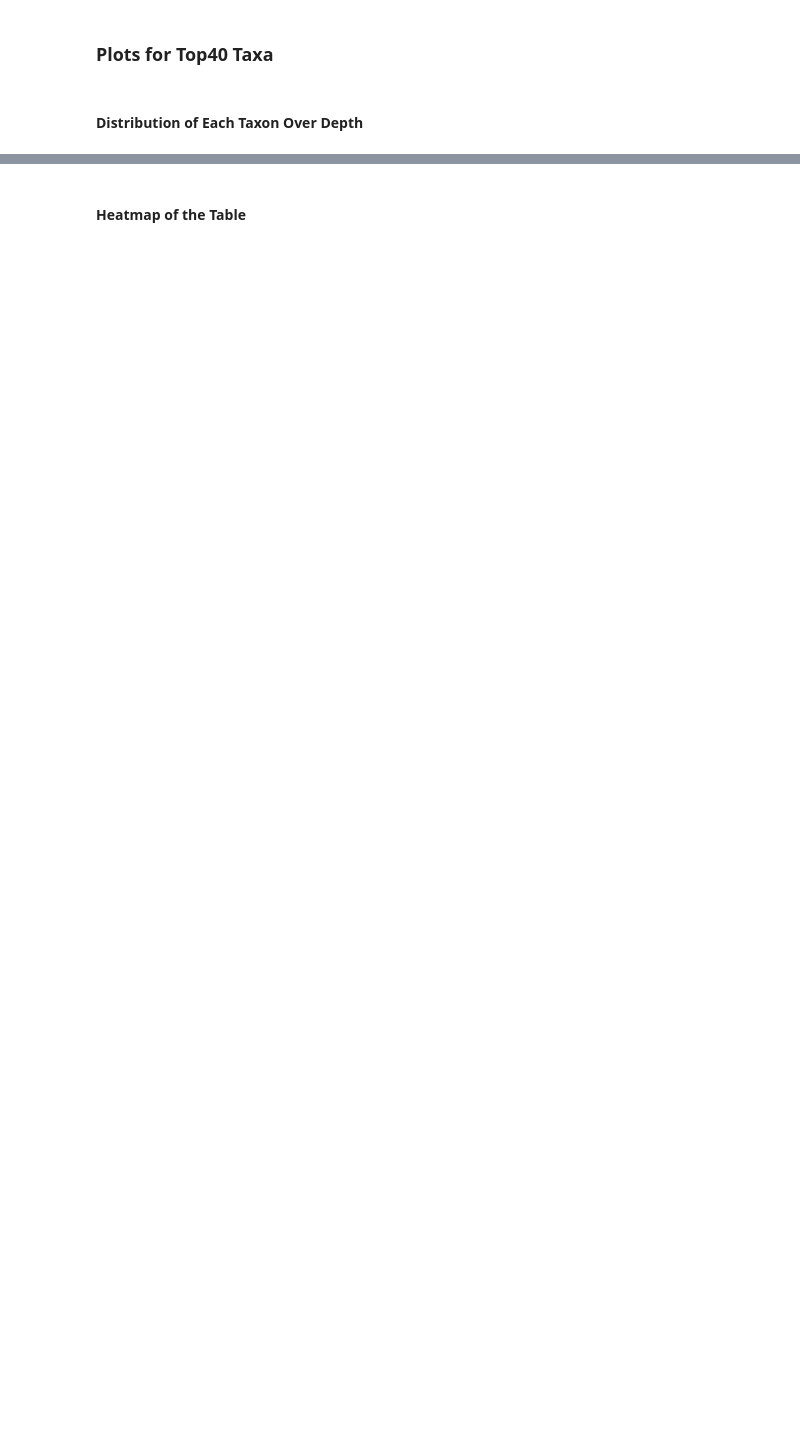
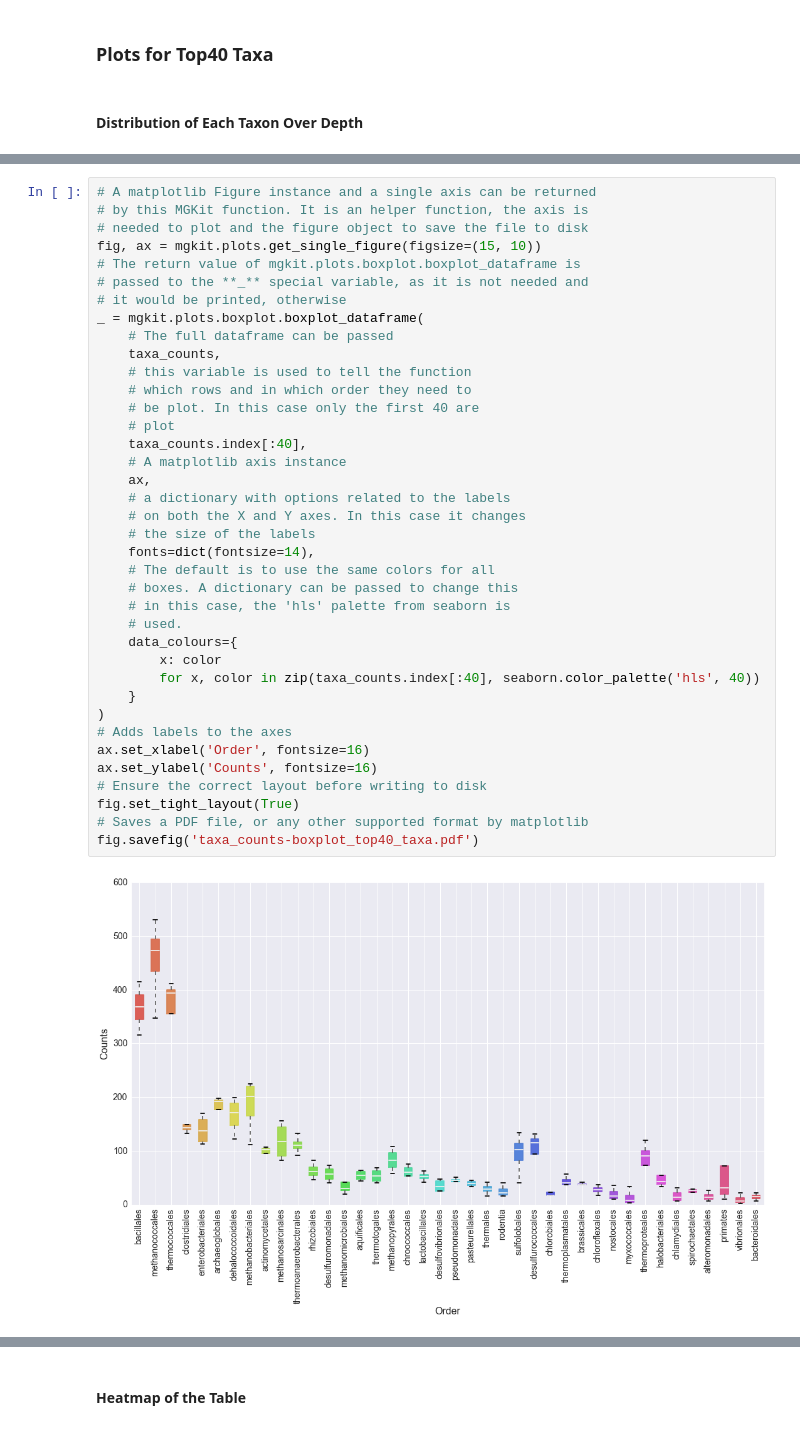
Before and after one commit to frubino/mgkit, a Jupyter notebook: docs/source/pipeline/Exploring-Metagenomic-Data.ipynb, the cells around one changed output, grey strips where cells are left out. Saved outputs shown, nothing was run; the diff lists cells and outputs as text; blank space fills up the shorter version.

```diff
--- a/docs/source/pipeline/Exploring-Metagenomic-Data.ipynb
+++ b/docs/source/pipeline/Exploring-Metagenomic-Data.ipynb
@@ -102 +213,41 @@ fig.savefig('taxa_counts-boxplot_top40_taxa.pdf')
+# %%
+# A matplotlib Figure instance and a single axis can be returned
+# by this MGKit function. It is an helper function, the axis is
+# needed to plot and the figure object to save the file to disk
+fig, ax = mgkit.plots.get_single_figure(figsize=(15, 10))
+# The return value of mgkit.plots.boxplot.boxplot_dataframe is
+# passed to the **_** special variable, as it is not needed and
+# it would be printed, otherwise
+_ = mgkit.plots.boxplot.boxplot_dataframe(
+    # The full dataframe can be passed
+    taxa_counts,
+    # this variable is used to tell the function
+    # which rows and in which order they need to
+    # be plot. In this case only the first 40 are
+    # plot
+    taxa_counts.index[:40],
+    # A matplotlib axis instance
+    ax,
+    # a dictionary with options related to the labels
+    # on both the X and Y axes. In this case it changes
+    # the size of the labels
+    fonts=dict(fontsize=14),
+    # The default is to use the same colors for all
+    # boxes. A dictionary can be passed to change this
+    # in this case, the 'hls' palette from seaborn is
+    # used.
+    data_colours={
+        x: color
+        for x, color in zip(taxa_counts.index[:40], seaborn.color_palette('hls', 40))
+    }
+)
+# Adds labels to the axes
+ax.set_xlabel('Order', fontsize=16)
+ax.set_ylabel('Counts', fontsize=16)
+# Ensure the correct layout before writing to disk
+fig.set_tight_layout(True)
+# Saves a PDF file, or any other supported format by matplotlib
+fig.savefig('taxa_counts-boxplot_top40_taxa.pdf')
+# %% [output]
+[figure, added]
 # %% [markdown]
```
Also changed, not shown: parts of 69 cells of this notebook, 1 other file.
